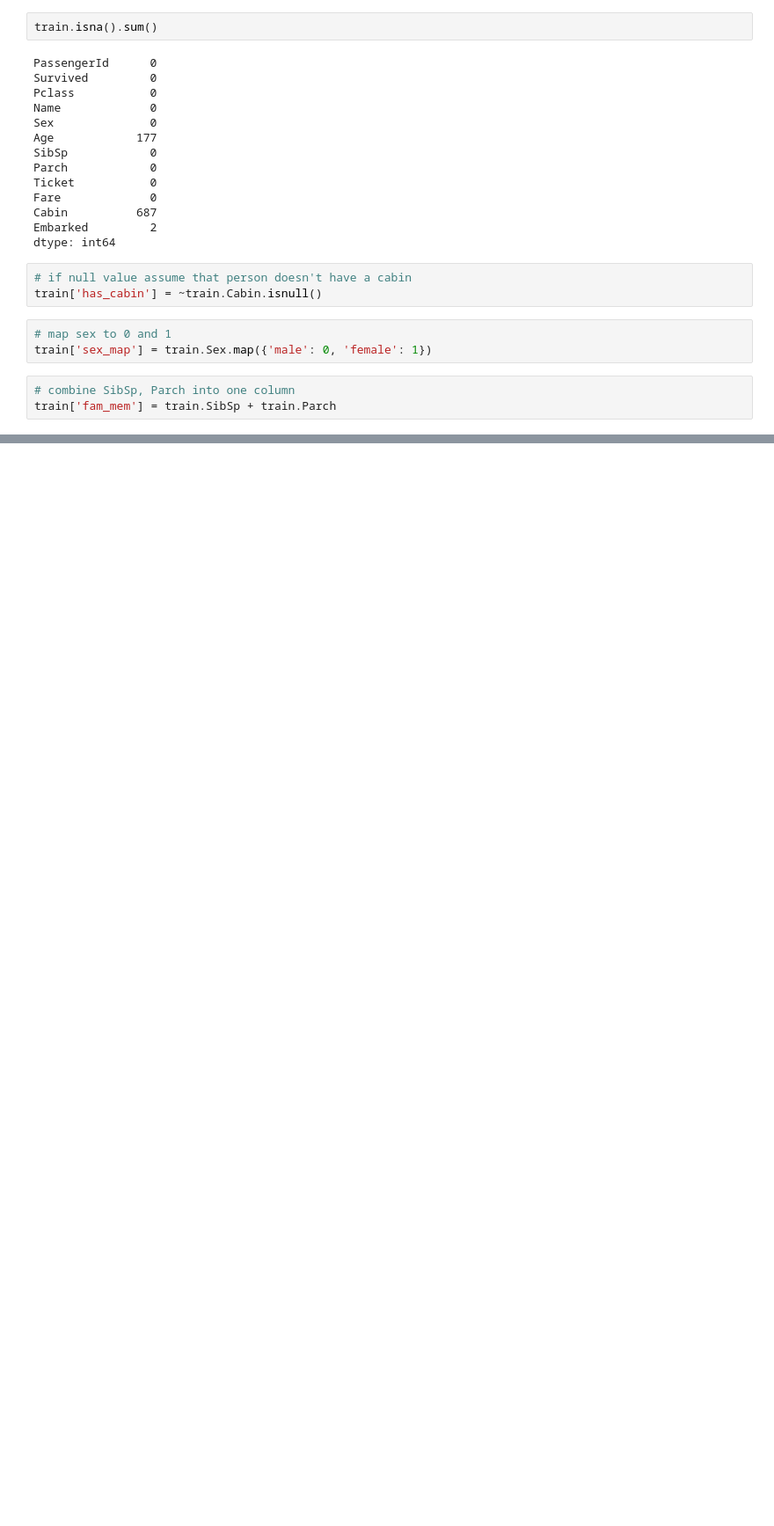
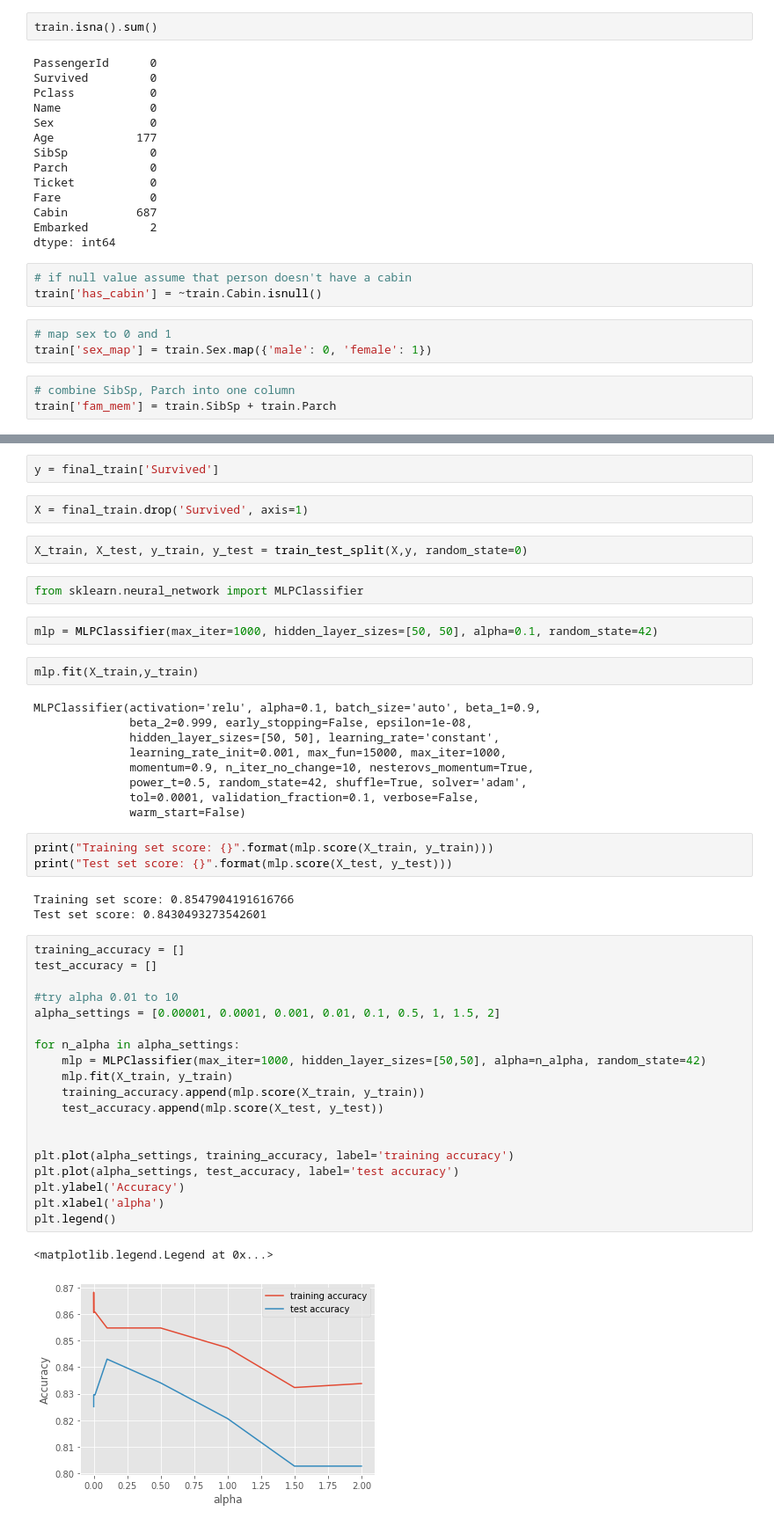
Before and after one commit to cudemans/titanic-kaggle, a Jupyter notebook: kaggle-titanic.ipynb, the cells around one changed output, grey strips where cells are left out. Shown at 88% size. Saved outputs shown, nothing was run; the diff lists cells and outputs as text; blank space fills up the shorter version.

```diff
--- a/kaggle-titanic.ipynb
+++ b/kaggle-titanic.ipynb
@@ -69,0 +192,49 @@ train.drop(['Cabin'])
+# %%
+y = final_train['Survived']
+# %%
+X = final_train.drop('Survived', axis=1)
+# %%
+X_train, X_test, y_train, y_test = train_test_split(X,y, random_state=0)
+# %%
+from sklearn.neural_network import MLPClassifier
+# %%
+mlp = MLPClassifier(max_iter=1000, hidden_layer_sizes=[50, 50], alpha=0.1, random_state=42)
+# %%
+mlp.fit(X_train,y_train)
+# %% [output]
+MLPClassifier(activation='relu', alpha=0.1, batch_size='auto', beta_1=0.9,
+              beta_2=0.999, early_stopping=False, epsilon=1e-08,
+              hidden_layer_sizes=[50, 50], learning_rate='constant',
+              learning_rate_init=0.001, max_fun=15000, max_iter=1000,
+              momentum=0.9, n_iter_no_change=10, nesterovs_momentum=True,
+              power_t=0.5, random_state=42, shuffle=True, solver='adam',
+              tol=0.0001, validation_fraction=0.1, verbose=False,
+              warm_start=False)
+# %%
+print("Training set score: {}".format(mlp.score(X_train, y_train)))
+print("Test set score: {}".format(mlp.score(X_test, y_test)))
+# %% [output]
+Training set score: 0.8547904191616766
+Test set score: 0.8430493273542601
+# %%
+training_accuracy = []
+test_accuracy = []
+
+#try alpha 0.01 to 10
+alpha_settings = [0.00001, 0.0001, 0.001, 0.01, 0.1, 0.5, 1, 1.5, 2]
+
+for n_alpha in alpha_settings:
+    mlp = MLPClassifier(max_iter=1000, hidden_layer_sizes=[50,50], alpha=n_alpha, random_state=42)
+    mlp.fit(X_train, y_train)
+    training_accuracy.append(mlp.score(X_train, y_train))
+    test_accuracy.append(mlp.score(X_test, y_test))
+
+
+plt.plot(alpha_settings, training_accuracy, label='training accuracy')
+plt.plot(alpha_settings, test_accuracy, label='test accuracy')
+plt.ylabel('Accuracy')
+plt.xlabel('alpha')
+plt.legend()
+# %% [output]
+<matplotlib.legend.Legend at 0x...>
+[figure, added]
```
Also changed, not shown: parts of 27 cells of this notebook.
